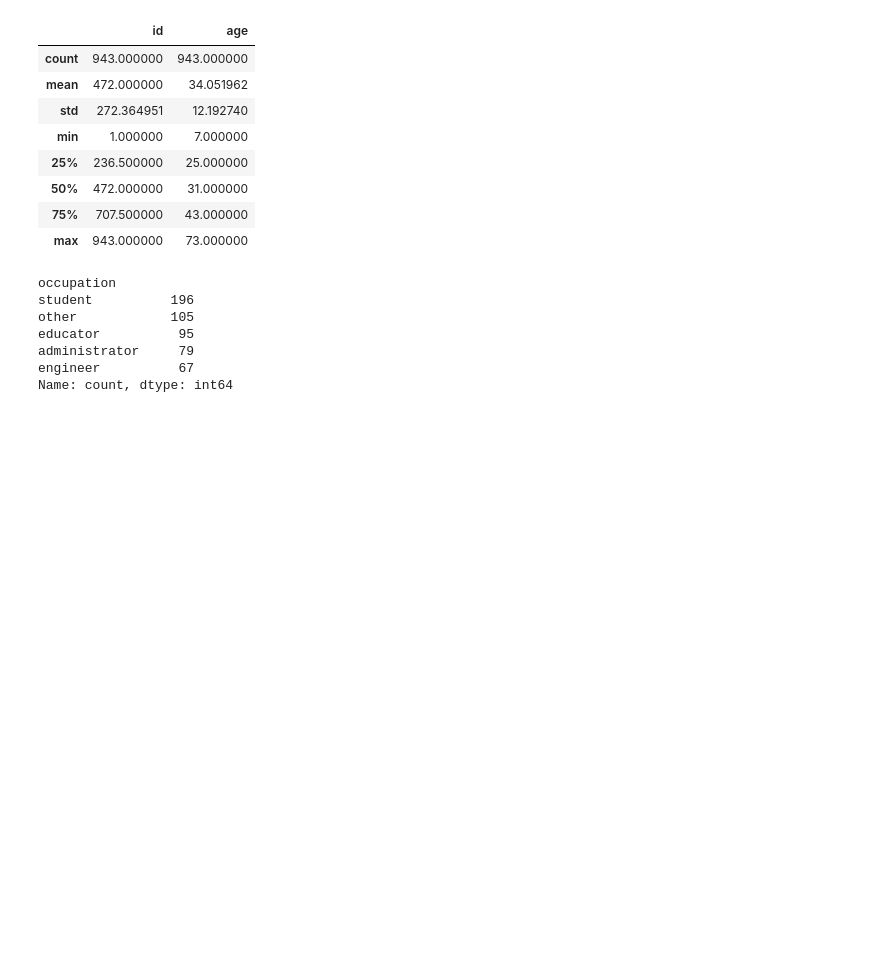
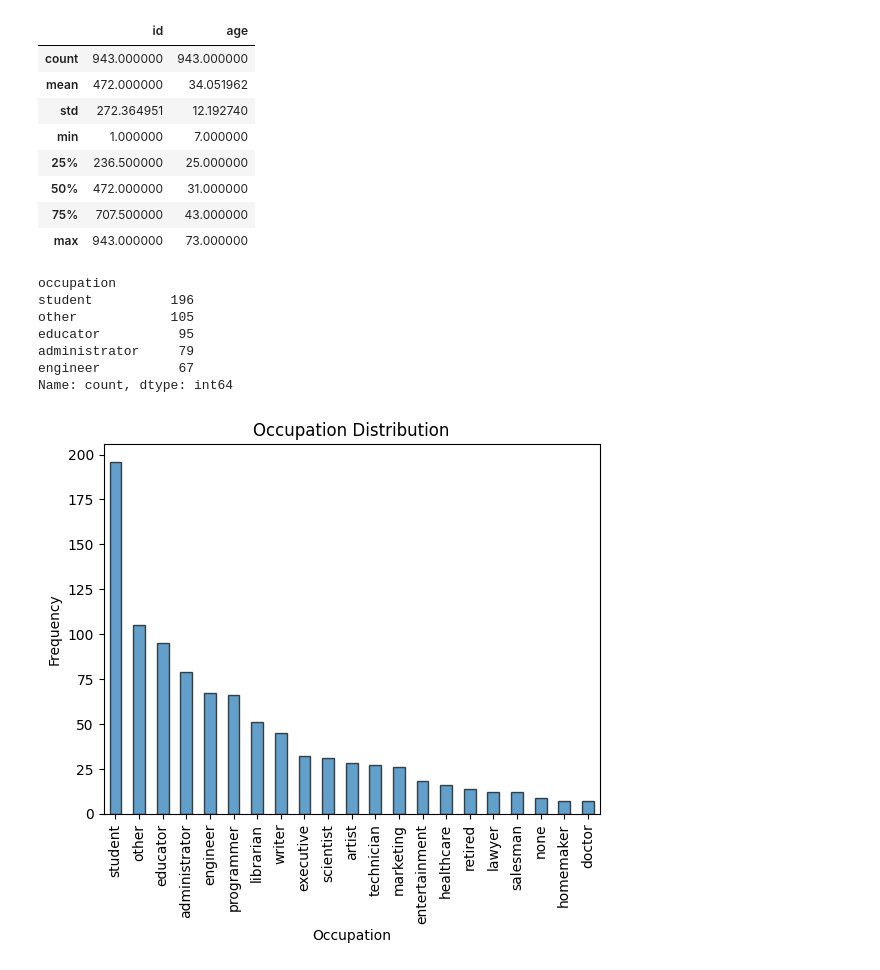
Before and after one commit to Dnau15/MovieRecommenderSystem, a Jupyter notebook: notebooks/1.0-initial_data_exploration.ipynb, the cells around one changed output. Saved outputs shown, nothing was run; the diff lists cells and outputs as text; code cells hidden in the pictures; blank space fills up the shorter version.

```diff
--- a/notebooks/1.0-initial_data_exploration.ipynb
+++ b/notebooks/1.0-initial_data_exploration.ipynb
@@ -158,3 +164,13 @@ educator          95
 administrator     79
 engineer          67
 Name: count, dtype: int64
+# %%
+user_user.occupation.value_counts().plot(kind='bar', edgecolor='black', alpha=0.7)
+plt.xlabel('Occupation')
+plt.ylabel('Frequency')
+plt.title('Occupation Distribution')
+
+# Show the plot
+plt.show()
+# %% [output]
+[figure, added]
```
Also changed, not shown: parts of 9 cells of this notebook, 1 other file.
